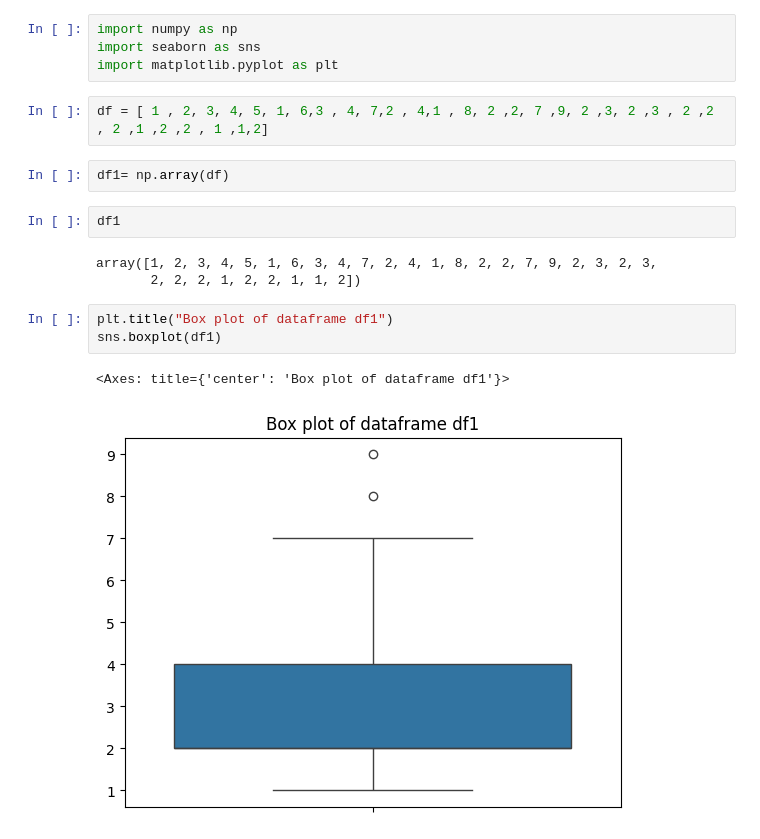
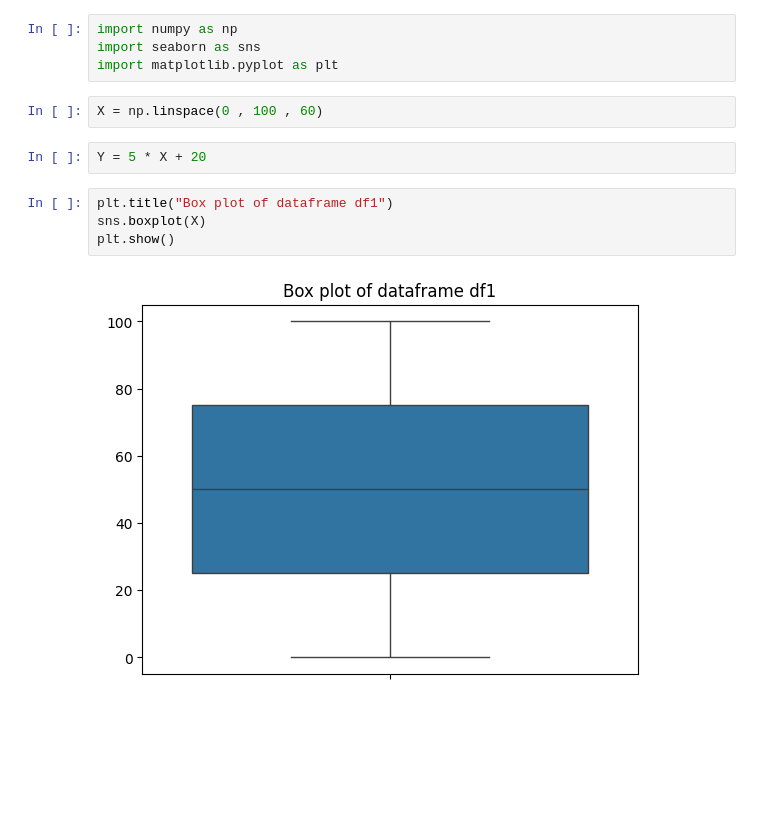
Before and after one commit to bunny-ml/ML_scratch, a Jupyter notebook: linear_regression.ipynb, the cells around one changed output. Saved outputs shown, nothing was run; the diff lists cells and outputs as text; blank space fills up the shorter version.

```diff
--- a/linear_regression.ipynb
+++ b/linear_regression.ipynb
@@ -6,20 +6,15 @@
 import numpy as np
 import seaborn as sns
 import matplotlib.pyplot as plt
-# %%
-df = [ 1 , 2, 3, 4, 5, 1, 6,3 , 4, 7,2 , 4,1 , 8, 2 ,2, 7 ,9, 2 ,3, 2 ,3 , 2 ,2 , 2 ,1 ,2 ,2 , 1 ,1,2]
-# %%
-df1= np.array(df)
-# %%
-df1
-# %% [output]
-array([1, 2, 3, 4, 5, 1, 6, 3, 4, 7, 2, 4, 1, 8, 2, 2, 7, 9, 2, 3, 2, 3,
-       2, 2, 2, 1, 2, 2, 1, 1, 2])
+# %%
+X = np.linspace(0 , 100 , 60)
+# %%
+Y = 5 * X + 20
 # %%
 plt.title("Box plot of dataframe df1")
-sns.boxplot(df1)
+sns.boxplot(X)
+plt.show()
 # %% [output]
-<Axes: title={'center': 'Box plot of dataframe df1'}>
-[figure, old version]
+[figure, new version]
 # %%
 plt.title("Barplot of df1")
```
Also changed, not shown: parts of 9 cells of this notebook.
